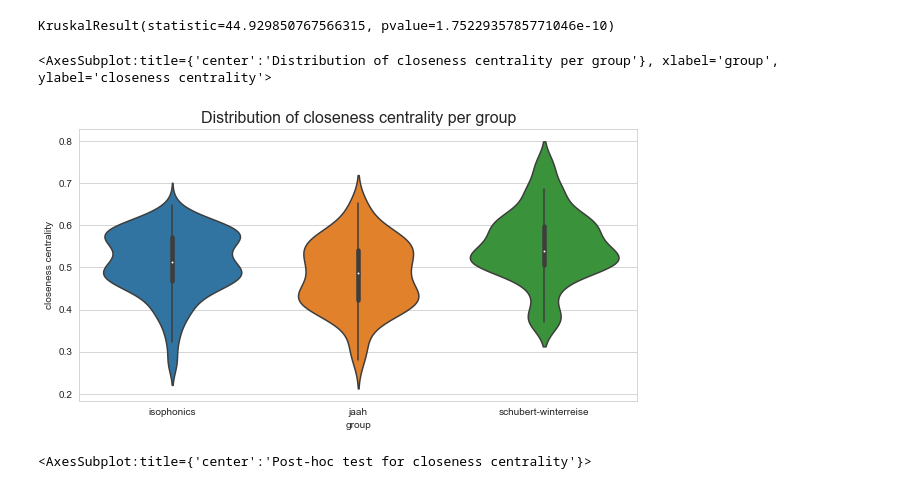
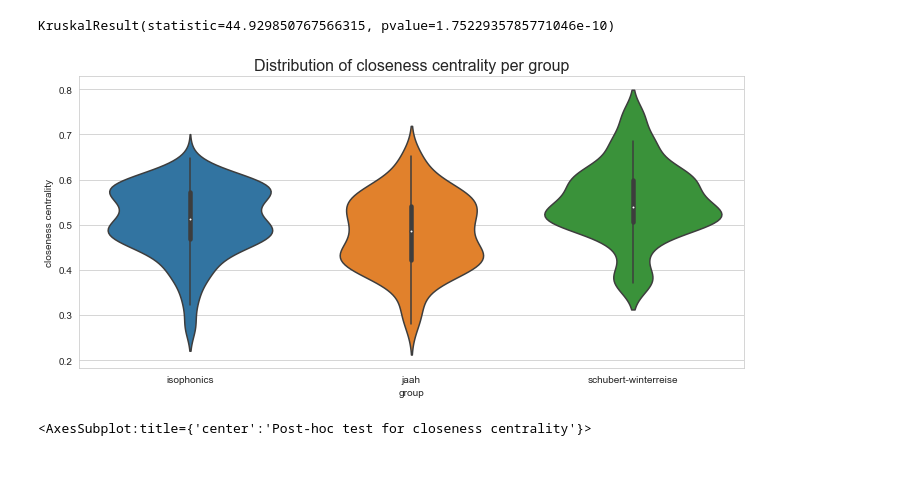
Before and after one commit to polifonia-project/harmonic-similarity, a Jupyter notebook: src/experiment_graph.ipynb, the cells around one changed output. Drawn from its saved outputs; the diff is of its cells as text; code cells hidden in the pictures.

```diff
--- a/src/experiment_graph.ipynb
+++ b/src/experiment_graph.ipynb
@@ -229,9 +233,11 @@ schubert-winterreise is *NOT* likely to have normal dist (p = 0.971023674906514)
 KruskalResult(statistic=44.929850767566315, pvalue=1.7522935785771046e-10)
 # %%
 plot_group_distributions(ccentr_dict, "closeness centrality")
+
+plt.tight_layout()
+plt.savefig("../expa_node_ccentr.pdf")
 # %% [output]
-<AxesSubplot:title={'center':'Distribution of closeness centrality per group'}, xlabel='group', ylabel='closeness centrality'>
-[figure, old version]
+[figure, new version]
 # %%
 pval_mat = run_posthoc_analysis(ccentr_partitions)
 plot_pvalues_matrix(pval_mat, ccentr_partitions.keys(), "closeness centrality")
```
Also changed, not shown: parts of 14 cells of this notebook, 1 other file.
